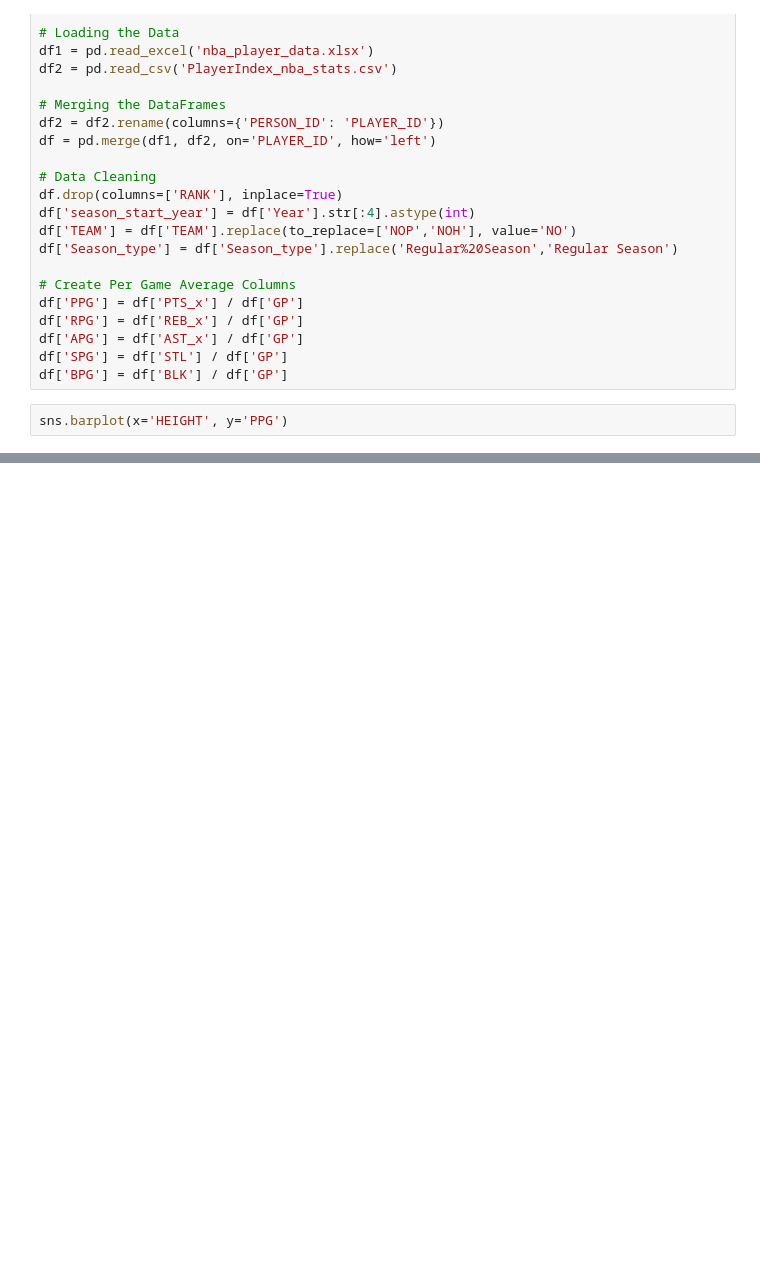
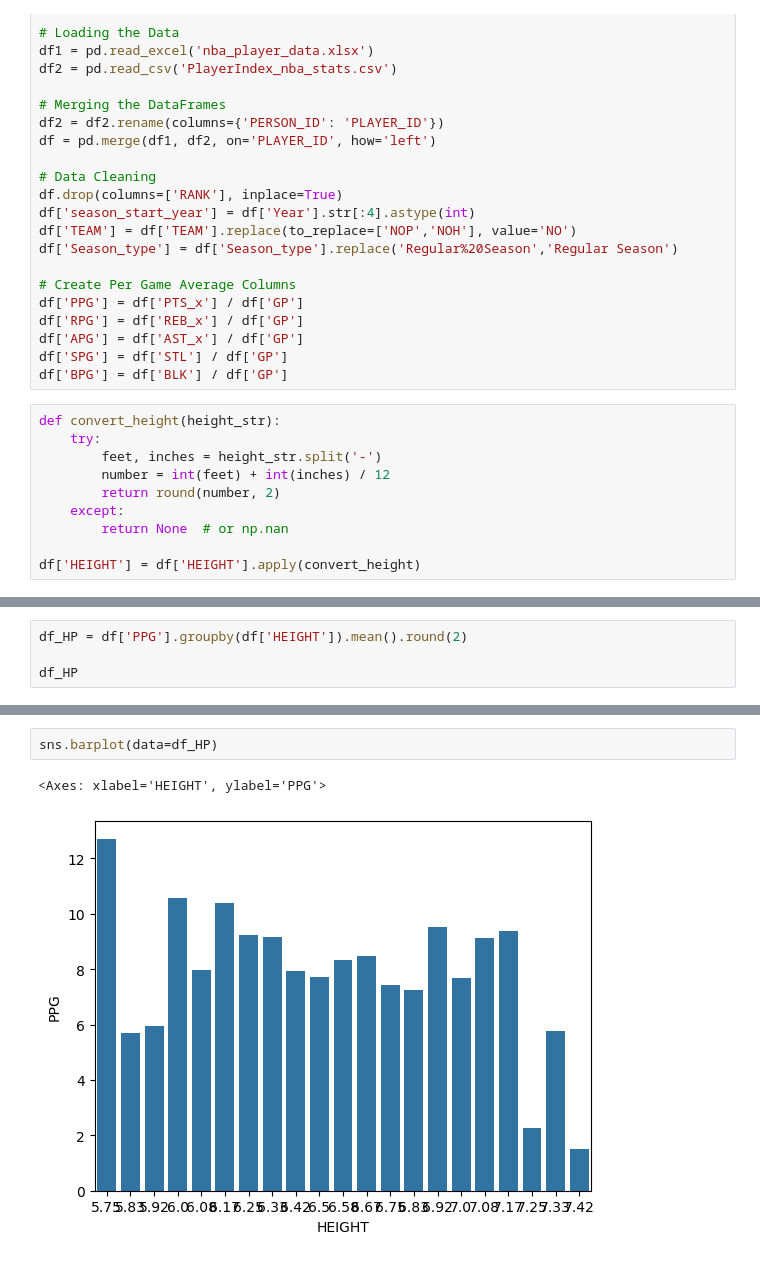
Before and after one commit to mikeyscupari/NBA-Data-Project, a Jupyter notebook: 3_Height_Weight.ipynb, the cells around one changed output, grey strips where cells are left out. Drawn from its saved outputs; the diff is of its cells as text; blank space fills up the shorter version.

Commit message:
work on visualization

```diff
--- a/3_Height_Weight.ipynb
+++ b/3_Height_Weight.ipynb
@@ -31,4 +31,12 @@ df['APG'] = df['AST_x'] / df['GP']
 df['SPG'] = df['STL'] / df['GP']
 df['BPG'] = df['BLK'] / df['GP']
 # %%
-sns.barplot(x='HEIGHT', y='PPG')
+def convert_height(height_str):
+    try:
+        feet, inches = height_str.split('-')
+        number = int(feet) + int(inches) / 12
+        return round(number, 2)
+    except:
+        return None  # or np.nan
+
+df['HEIGHT'] = df['HEIGHT'].apply(convert_height)
@@ -36,0 +43,4 @@ ValueError: Could not interpret value `HEIGHT` for `x`. Value is a string, but `
+# %%
+df_HP = df['PPG'].groupby(df['HEIGHT']).mean().round(2)
+
+df_HP
@@ -36,0 +65,5 @@ ValueError: Could not interpret value `HEIGHT` for `x`. Value is a string, but `
+# %%
+sns.barplot(data=df_HP)
+# %% [output]
+<Axes: xlabel='HEIGHT', ylabel='PPG'>
+[figure, added]
```
Also changed, not shown: parts of 4 cells of this notebook.
